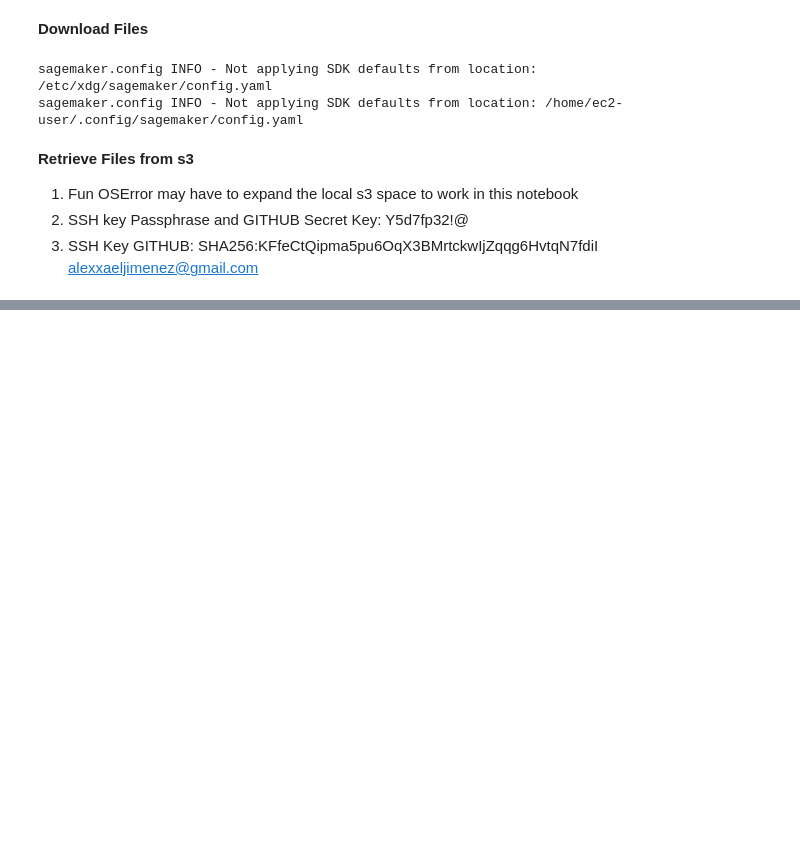
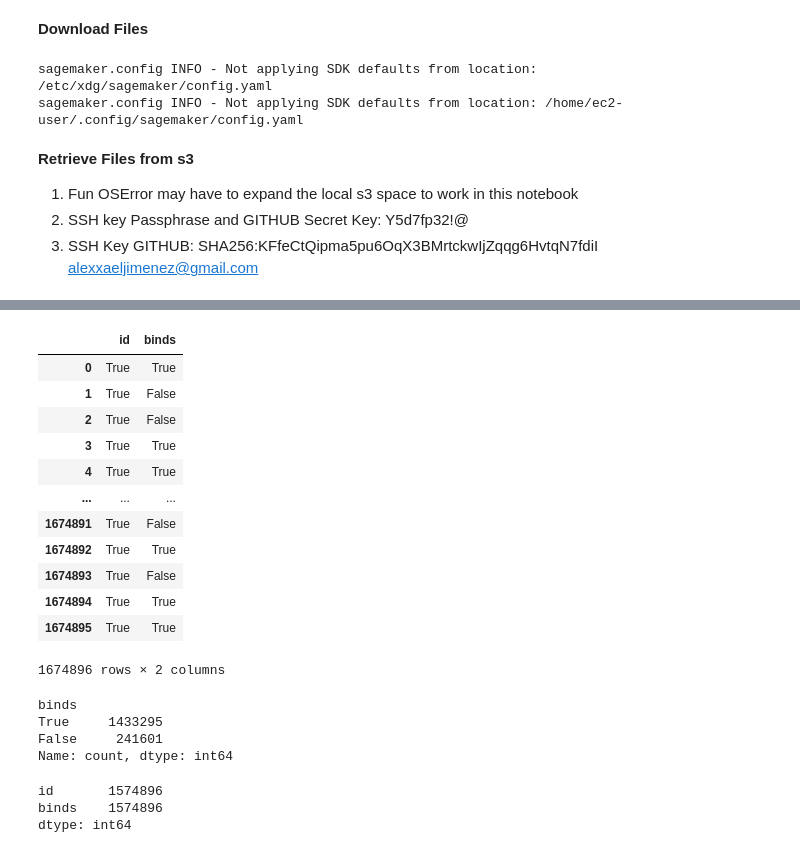
Before and after one commit to alexjimenez99/Leash-Bio, a Jupyter notebook: Leash_Bio_Kaggle.ipynb, the cells around one changed output, grey strips where cells are left out. Drawn from its saved outputs; the diff is of its cells as text; code cells hidden in the pictures; blank space fills up the shorter version.

```diff
--- a/Leash_Bio_Kaggle.ipynb
+++ b/Leash_Bio_Kaggle.ipynb
@@ -323,3 +1194,35 @@ train_data = train_data.drop(columns = ['index'])
+# %%
+other_sub = pd.read_csv('submission.csv')
+
+equal = other_sub == submission_df
+equal
+# %% [output]
+|  | id | binds |
+| 0 | True | True |
+| 1 | True | False |
+| 2 | True | False |
+| 3 | True | True |
+| 4 | True | True |
+| ... | ... | ... |
+| 1674891 | True | False |
+| 1674892 | True | True |
+| 1674893 | True | False |
+| 1674894 | True | True |
+| 1674895 | True | True |
+1674896 rows × 2 columns
+# %%
+equal['binds'].value_counts()
+# %% [output]
+binds
+True     1433295
+False     241601
+Name: count, dtype: int64
+# %%
+submission_df.isna().sum()
+# %% [output]
+id       1574896
+binds    1574896
+dtype: int64
 # %%
 test_data
 # %% [output]
```
Also changed, not shown: parts of 61 cells of this notebook.
